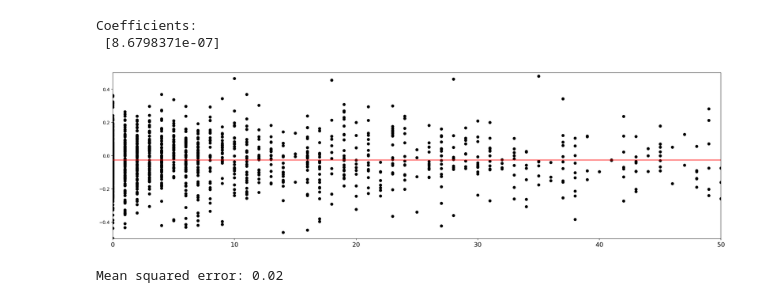
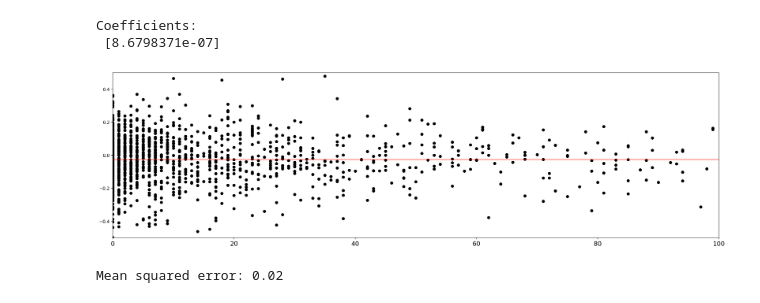
Before and after one commit to andrea5972/ML_classification, a Jupyter notebook: Regression/SocialNews-V1.ipynb, the cells around one changed output. Saved outputs shown, nothing was run; the diff lists cells and outputs as text; code cells hidden in the pictures.

```diff
--- a/Regression/SocialNews-V1.ipynb
+++ b/Regression/SocialNews-V1.ipynb
@@ -369,12 +369,12 @@ social_y_pred2 = regr.predict(social_X_test2)
 # %%
 # Lets see what our prediction looks like
 
 plt.scatter(social_X_test2, social_y_test2,  color='black')
-plt.plot(social_X_test, social_y_pred2, color='red', linewidth=1)
-plt.axis([0, 50, -0.5, 0.5])
+plt.plot(social_X_test2, social_y_pred2, color='red', linewidth=1)
+plt.axis([0, 100, -0.5, 0.5])
 plt.show()
 # %% [output]
-[figure, old version]
+[figure, new version]
 # %%
 # Mean Squared Error - the average square loss per example.(the larger the number, the larger the error)
 
```
Also changed, not shown: parts of 15 cells of this notebook.
